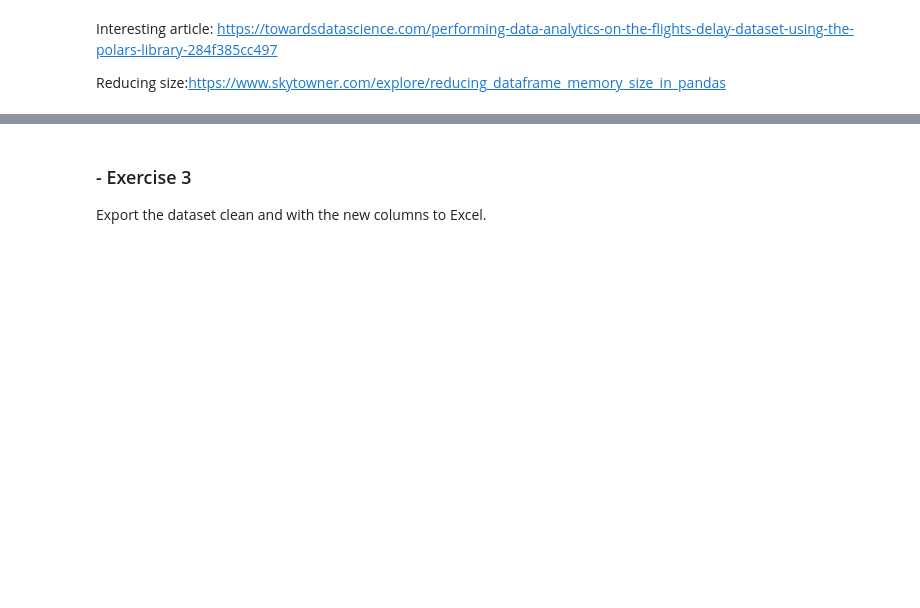
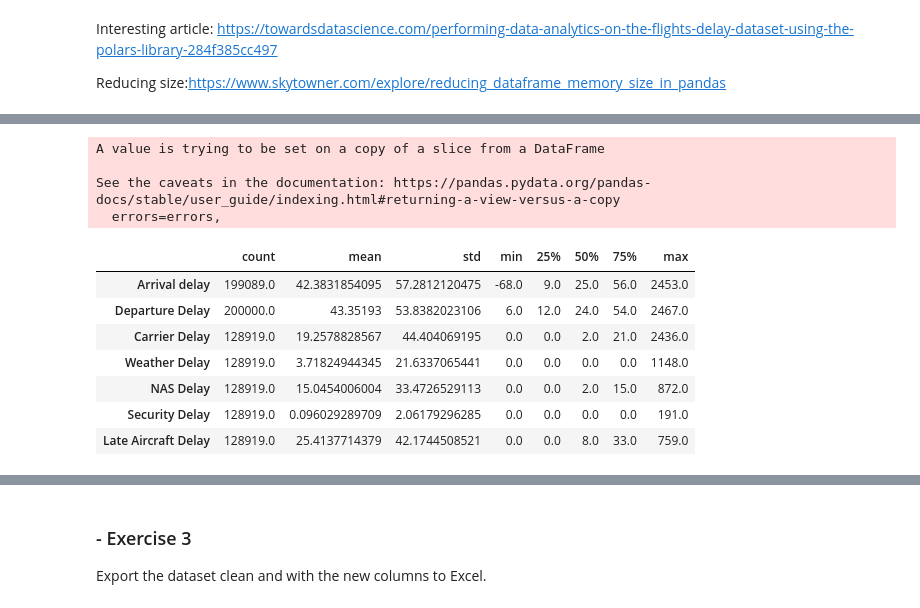
Before and after one commit to ddenebb/programacio_numerica, a Jupyter notebook: Tasca_M3_T02.ipynb, the cells around one changed output, grey strips where cells are left out. Drawn from its saved outputs; the diff is of its cells as text; code cells hidden in the pictures; blank space fills up the shorter version.

```diff
--- a/Tasca_M3_T02.ipynb
+++ b/Tasca_M3_T02.ipynb
@@ -82,0 +184,31 @@ Do a full dataset report:
+# %%
+#details of delay related columns
+del_info = df[['ArrDelay','DepDelay','CarrierDelay','WeatherDelay','NASDelay','SecurityDelay',
+               'LateAircraftDelay']] #select columns
+del_info.rename(columns={'ArrDelay': 'Arrival delay', 'DepDelay': 'Departure Delay',
+                         'CarrierDelay':'Carrier Delay','WeatherDelay':'Weather Delay',
+                         'NASDelay': 'NAS Delay', 'SecurityDelay': 'Security Delay',
+                         'LateAircraftDelay':'Late Aircraft Delay',
+                         'delay':'Total Delay'}, inplace=True) #rename columns
+del_info = del_info.describe().T #describe and transpose delay information
+# %% [output]
+A value is trying to be set on a copy of a slice from a DataFrame
+
+See the caveats in the documentation: https://pandas.pydata.org/pandas-docs/stable/user_guide/indexing.html#returning-a-view-versus-a-copy
+  errors=errors,
+# %%
+#export to image
+chromedriver_path = '/gdrive/../content/chromedriver'
+import dataframe_image as dfi
+del_info_style = del_info.style.format("{:.12}").background_gradient() #style table
+dfi.export(del_info_style,"EDA_table1.png") #export to img
+del_info_style
+# %% [output]
+|  | count | mean | std | min | 25% | 50% | 75% | max |
+| Arrival delay | 199089.0 | 42.3831854095 | 57.2812120475 | -68.0 | 9.0 | 25.0 | 56.0 | 2453.0 |
+| Departure Delay | 200000.0 | 43.35193 | 53.8382023106 | 6.0 | 12.0 | 24.0 | 54.0 | 2467.0 |
+| Carrier Delay | 128919.0 | 19.2578828567 | 44.404069195 | 0.0 | 0.0 | 2.0 | 21.0 | 2436.0 |
+| Weather Delay | 128919.0 | 3.71824944345 | 21.6337065441 | 0.0 | 0.0 | 0.0 | 0.0 | 1148.0 |
+| NAS Delay | 128919.0 | 15.0454006004 | 33.4726529113 | 0.0 | 0.0 | 2.0 | 15.0 | 872.0 |
+| Security Delay | 128919.0 | 0.096029289709 | 2.06179296285 | 0.0 | 0.0 | 0.0 | 0.0 | 191.0 |
+| Late Aircraft Delay | 128919.0 | 25.4137714379 | 42.1744508521 | 0.0 | 0.0 | 8.0 | 33.0 | 759.0 |
```
Also changed, not shown: parts of 25 cells of this notebook.
